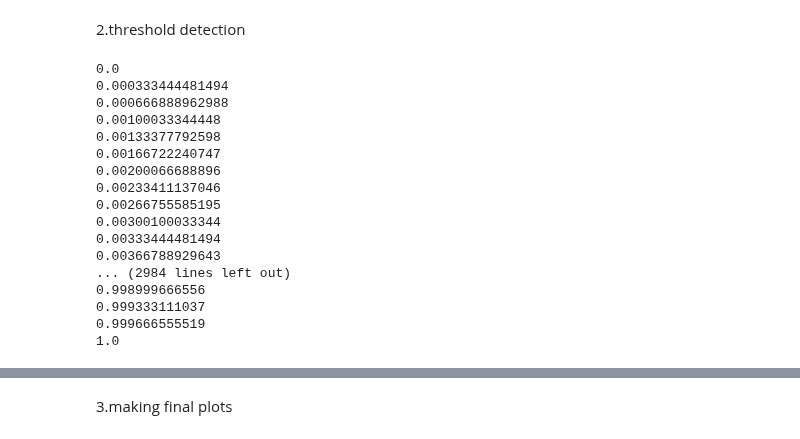
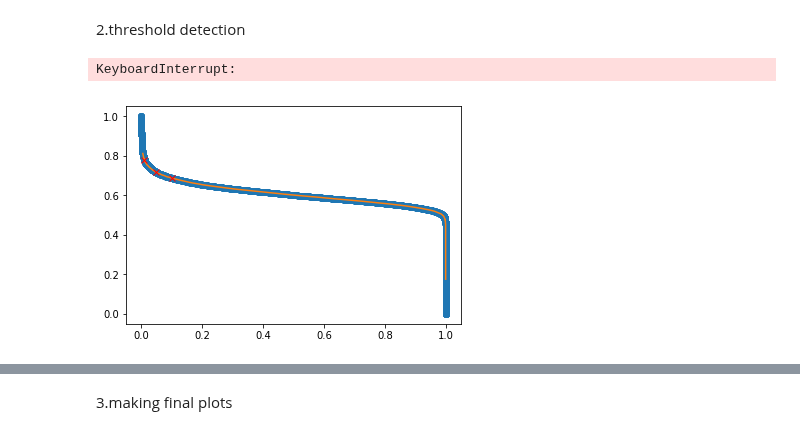
Before and after one commit to edublancas/yass-private, a Jupyter notebook: nnet/shengao-files/compare_detection_retinal.ipynb, the cells around one changed output, grey strips where cells are left out. Saved outputs shown, nothing was run; the diff lists cells and outputs as text; code cells hidden in the pictures.

```diff
--- a/nnet/shengao-files/compare_detection_retinal.ipynb
+++ b/nnet/shengao-files/compare_detection_retinal.ipynb
@@ -167,14 +163,14 @@ for cluster_id in np.unique(ids):
 # %%
 #get noise fpr-thres for threshold detection
 from yass.neuralnetwork import NeuralNetDetector
-from yass.neuralnetwork.get_nn_output import _get_o_layer
+# from yass.neuralnetwork.get_nn_output import _get_o_layer
 from yass.geometry import make_channel_index
 from yass.neuralnetwork.utils import (weight_variable, bias_variable, conv2d,
                                       conv2d_VALID, max_pool)
 
 names= ['clear_accuracy','n_false_pos','false_pos_rate']
 
-data=sio.loadmat('/ssd/data/shenghao/retinal/retinal_testing_may19.mat')
+data=sio.loadmat('retinal_testing_may19.mat')
 noise=data['noise']
 upper=np.max(np.abs(noise))
 roc = pd.DataFrame(columns=names)
@@ -189,50 +185,37 @@ for i in np.linspace(0,1,3000):
     result = np.reshape(result,[1,len(result)])
     df = pd.DataFrame(result,index= [i], columns=names)
     roc = roc.append(df)
-    print (i)
-roc.to_csv('/ssd/data/shenghao/retinal/thres_noise.csv', index=True, header=True)
+#     print (i)
+
+roc.to_csv('thres_noise.csv', index=True, header=True)
 # %% [output]
-0.0
-0.000333444481494
-0.000666888962988
-0.00100033344448
-0.00133377792598
-0.00166722240747
-0.00200066688896
-0.00233411137046
-0.00266755585195
-0.00300100033344
-0.00333444481494
-0.00366788929643
-... (2984 lines left out)
-0.998999666556
-0.999333111037
-0.999666555519
-1.0
+KeyboardInterrupt:
 # %%
 #plot fpr-thres
-roc= pd.read_csv('/ssd/data/shenghao/retinal/thres_noise.csv',index_col=False)
+roc= pd.read_csv('thres_noise.csv',index_col=False)
 roc=roc.rename(columns={'Unnamed: 0': 'threshold'})
 
 from scipy import interpolate
 
 x=roc['false_pos_rate']
 
 y=roc['threshold']
 
 f = interpolate.interp1d(x, y,kind='linear')
 
 xnew = np.arange(0.005, 1, 0.00001)
 ynew = f(xnew)
 
 
 plt.plot(x, y, 'o', xnew, ynew, '-')
 
 plt.plot(0.01,f(0.01),'x',linewidth=1,color='r')
 plt.plot(0.05,f(0.05),'x',linewidth=1,color='r')
 plt.plot(0.1,f(0.1),'x',linewidth=1,color='r')
 
 
 plt.show()
+# %% [output]
+[figure, added]
 # %%
 #evaluating threshold detection method
```
Also changed, not shown: parts of 9 cells of this notebook, 3 other files.
